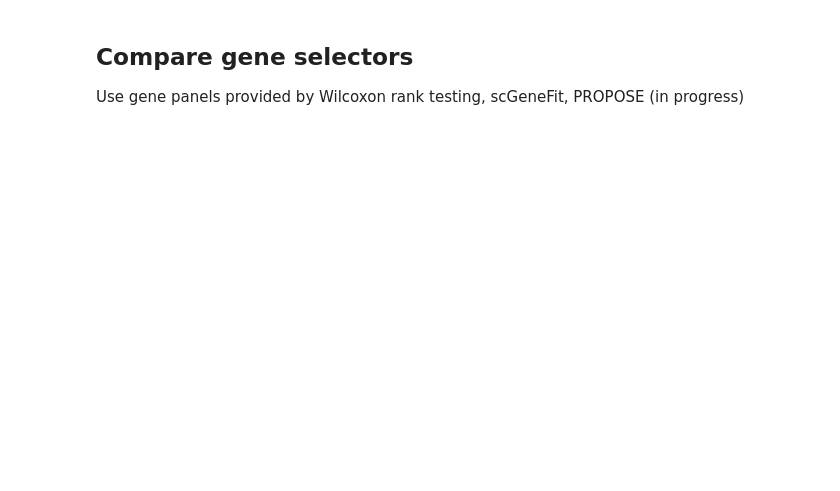
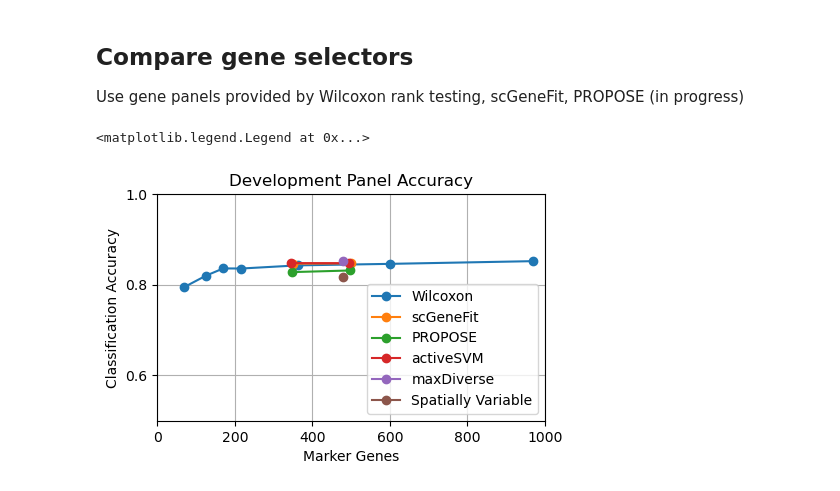
Before and after one commit to mathewsummers/Development-scRNAseq, a Jupyter notebook: Code/Cluster Benchmarking.ipynb, the cells around one changed output. Cells and saved outputs as stored; diff of their text form; code cells hidden in the pictures; blank space fills up the shorter version.

```diff
--- a/Code/Cluster Benchmarking.ipynb
+++ b/Code/Cluster Benchmarking.ipynb
@@ -132,31 +141,45 @@ with open("../Results/Gene Panels/activeSVM_p11_p14_panel.json", "r") as f:
 
 with open("../Results/Gene Panels/Marcus_p11_p14_panel.json", "r") as f:
     mrPanel = json.load(f)
+
+with open("../Results/Gene Panels/Marcus_spatially_variable.json", "r") as f:
+    spPanel = json.load(f)
+
 # Marcus' panel has 3 extra genes not in my dataset
 m2Panel = set(mrPanel['483']) - (set(mrPanel['483']) - set(gluData.var_names))
 mrPanel = {len(m2Panel) : list(m2Panel)}
+
+s2Panel = set(spPanel['475']) - (set(spPanel['475']) - set(gluData.var_names))
+spPanel = {len(s2Panel) : list(s2Panel)}
 # %%
 # Systematically evaluate gene panels
-wlAccuracy = [evalPanel(gluData,wlPanel[i],gluData.obs["cluster_label"],False) for i in wlPanel.keys()]
-gfAccuracy = [evalPanel(gluData,gfPanel[i],gluData.obs["cluster_label"],False) for i in gfPanel.keys()]
-prAccuracy = [evalPanel(gluData,prPanel[i],gluData.obs["cluster_label"],False) for i in prPanel.keys()]
-svAccuracy = [evalPanel(gluData,svPanel[i],gluData.obs["cluster_label"],False) for i in svPanel.keys()]
-mrAccuracy = [evalPanel(gluData,mrPanel[i],gluData.obs["cluster_label"],False) for i in mrPanel.keys()]
+group = "subclass_label"
+wlAccuracy = [evalPanel(gluData,wlPanel[i],gluData.obs[group],False) for i in wlPanel.keys()]
+gfAccuracy = [evalPanel(gluData,gfPanel[i],gluData.obs[group],False) for i in gfPanel.keys()]
+prAccuracy = [evalPanel(gluData,prPanel[i],gluData.obs[group],False) for i in prPanel.keys()]
+svAccuracy = [evalPanel(gluData,svPanel[i],gluData.obs[group],False) for i in svPanel.keys()]
+mrAccuracy = [evalPanel(gluData,mrPanel[i],gluData.obs[group],False) for i in mrPanel.keys()]
+spAccuracy = [evalPanel(gluData,spPanel[i],gluData.obs[group],False) for i in spPanel.keys()]
 # %%
 # Plot benchmarking
 plt.figure(figsize=(5, 3), dpi=100)
-nClusters = len(gluData.obs["cluster_label"].unique())
+nClusters = len(gluData.obs["cl"].unique())
 plt.plot(np.fromiter(wlPanel.keys(), dtype='int'),wlAccuracy,'o-',label="Wilcoxon")
 plt.plot(np.fromiter(gfPanel.keys(), dtype='int'),gfAccuracy,'o-', label="scGeneFit")
 plt.plot(np.fromiter(prPanel.keys(), dtype='int'),prAccuracy,'o-', label="PROPOSE")
 plt.plot(np.fromiter(svPanel.keys(), dtype='int'),svAccuracy,'o-', label="activeSVM")
 plt.plot(np.fromiter(mrPanel.keys(), dtype='int'),mrAccuracy,'o-', label="maxDiverse")
+plt.plot(np.fromiter(mrPanel.keys(), dtype='int'),spAccuracy,'o-', label="Spatially Variable")
 
 # Clean up plot
-plt.ylim(.5,.8)
+plt.yticks([0, .2, .4, .6, .8, 1])
+plt.ylim(.5,1)
 plt.xlim(0,1000)
 plt.grid()
 plt.xlabel("Marker Genes")
 plt.ylabel("Classification Accuracy")
 plt.title("Development Panel Accuracy")
 plt.legend()
+# %% [output]
+<matplotlib.legend.Legend at 0x...>
+[figure, added]
```
Also changed, not shown: parts of 10 cells of this notebook, 24 other files.
